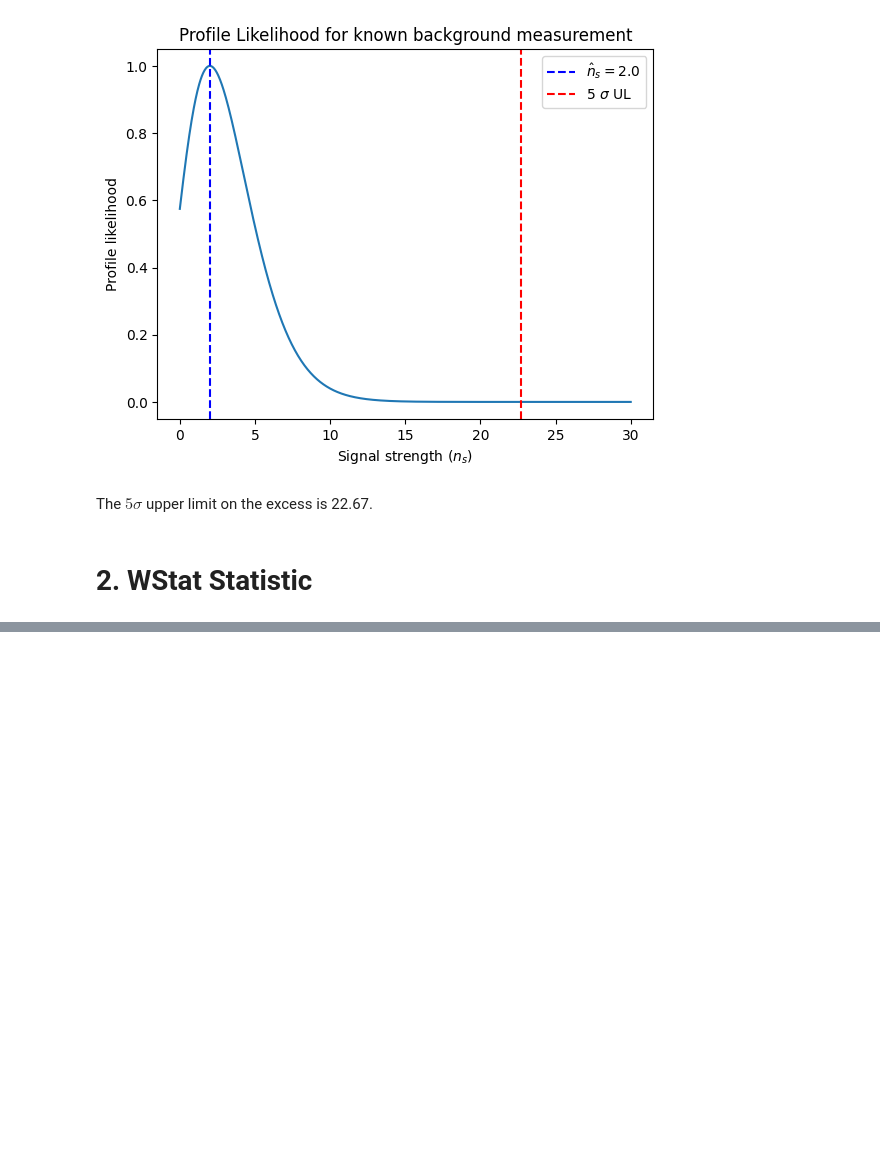
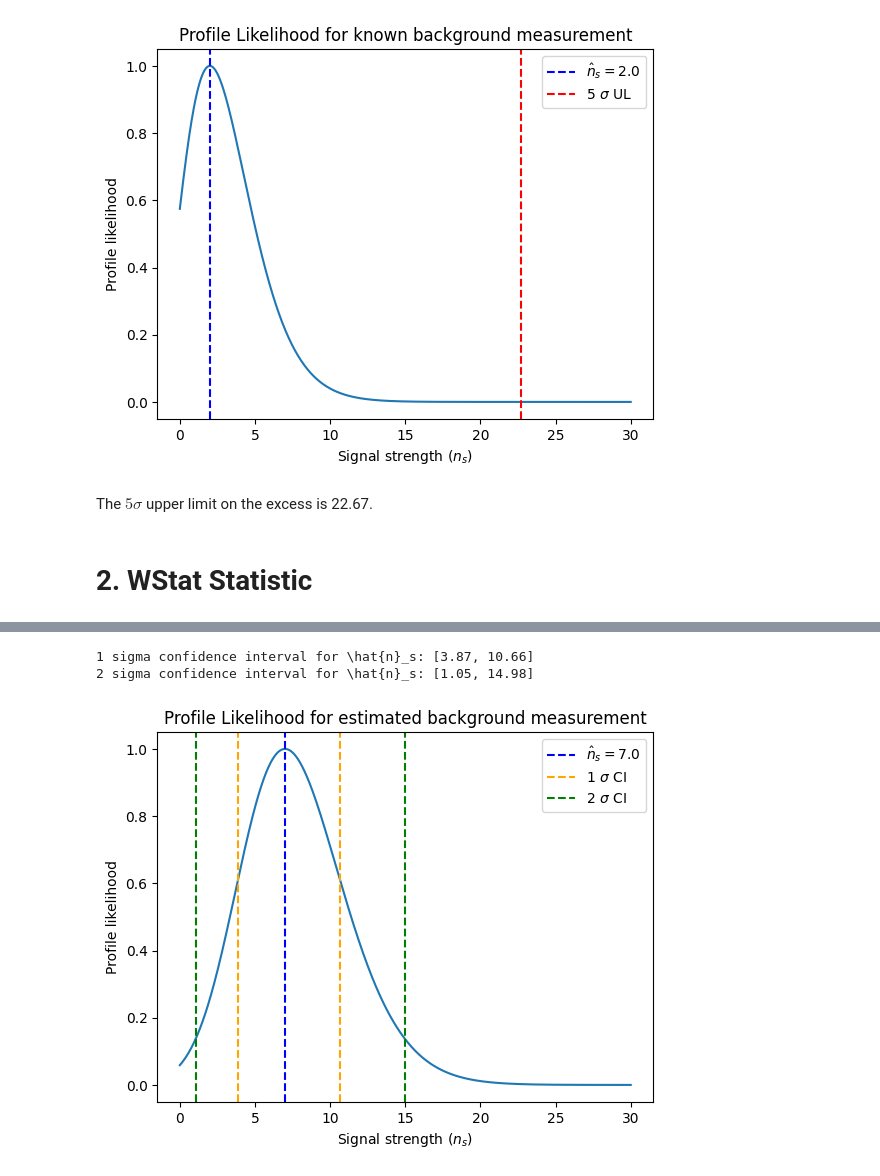
Before and after one commit to sarthak-tri/ACR_2026_TIFR_assignments, a Jupyter notebook: assignment-2/answers-assignment-2.ipynb, the cells around one changed output, grey strips where cells are left out. Saved outputs shown, nothing was run; the diff lists cells and outputs as text; code cells hidden in the pictures; blank space fills up the shorter version.

```diff
--- a/assignment-2/answers-assignment-2.ipynb
+++ b/assignment-2/answers-assignment-2.ipynb
@@ -184,0 +273,51 @@ and we have by Wilk's theorem that $\mu\sim\chi_{1}^2$.
+# %%
+# Characterizing confidence intervals
+N_on = 10.0
+N_off = 6.0
+alpha = 0.5
+n_s_global = N_on - alpha * N_off
+nll_global = nll_on_off(N_on = N_on, N_off = N_off, alpha = alpha, n_off = N_off, n_s = n_s_global)
+## profiling
+n_s_vals = np.linspace(0.0, 30.0, 1000)
+nll_at_ns = np.zeros(1000)
+## defining root finding for finding likelihood maximizing value of n_off for an arbitrary n_off
+for k in range(1000):
+    m_ns = Minuit(
+    nll_on_off_params_only,
+    n_s   = 0,
+    n_off = n_off_bkg_only, ## recycling from earlier definition in code
+    )
+    m_ns.values["n_s"] = n_s_vals[k]
+    m_ns.fixed["n_s"]  = True
+    m_ns.limits["n_off"] = (1e-6, None) ## using arbitrary range
+    m_ns.migrad()
+    nll_at_ns[k] = nll_on_off(N_on = N_on, N_off = N_off, alpha = alpha, n_off = m_ns.values['n_off'], n_s = n_s_vals[k])
+
+## test staitistic
+mu_n_s = 2.0*(nll_at_ns - nll_global)
+profile_lkl = np.exp(-0.5*mu_n_s) ## since nll = - ln(lkl)
+plt.plot(n_s_vals, profile_lkl)
+plt.xlabel("Signal strength ($n_s$)")
+plt.ylabel("Profile likelihood")
+plt.title("Profile Likelihood for estimated background measurement")
+
+## 1 sigma CI
+ci_1sigma = n_s_vals[mu_n_s <= 1.0]
+print(f"1 sigma confidence interval for \\hat{{n}}_s: [{ci_1sigma[0]:.2f}, {ci_1sigma[-1]:.2f}]")
+
+## 2 sigma CI
+ci_2sigma = n_s_vals[mu_n_s <= 4.0]
+print(f"2 sigma confidence interval for \\hat{{n}}_s: [{ci_2sigma[0]:.2f}, {ci_2sigma[-1]:.2f}]")
+
+## ploting 1 sigma and 2 sigma and the best fit
+plt.axvline(n_s_global, color='blue', linestyle='--', label=f'$\\hat n_s = {n_s_global}$')
+plt.axvline(ci_1sigma[0], color='orange', linestyle='--', label='1 $\\sigma$ CI')
+plt.axvline(ci_1sigma[-1], color='orange', linestyle='--')
+plt.axvline(ci_2sigma[0], color='green', linestyle='--', label='2 $\\sigma$ CI')
+plt.axvline(ci_2sigma[-1], color='green', linestyle='--')
+plt.legend()
+plt.show()
+# %% [output]
+1 sigma confidence interval for \hat{n}_s: [3.87, 10.66]
+2 sigma confidence interval for \hat{n}_s: [1.05, 14.98]
+[figure, added]
```
Also changed, not shown: parts of 3 cells of this notebook.
